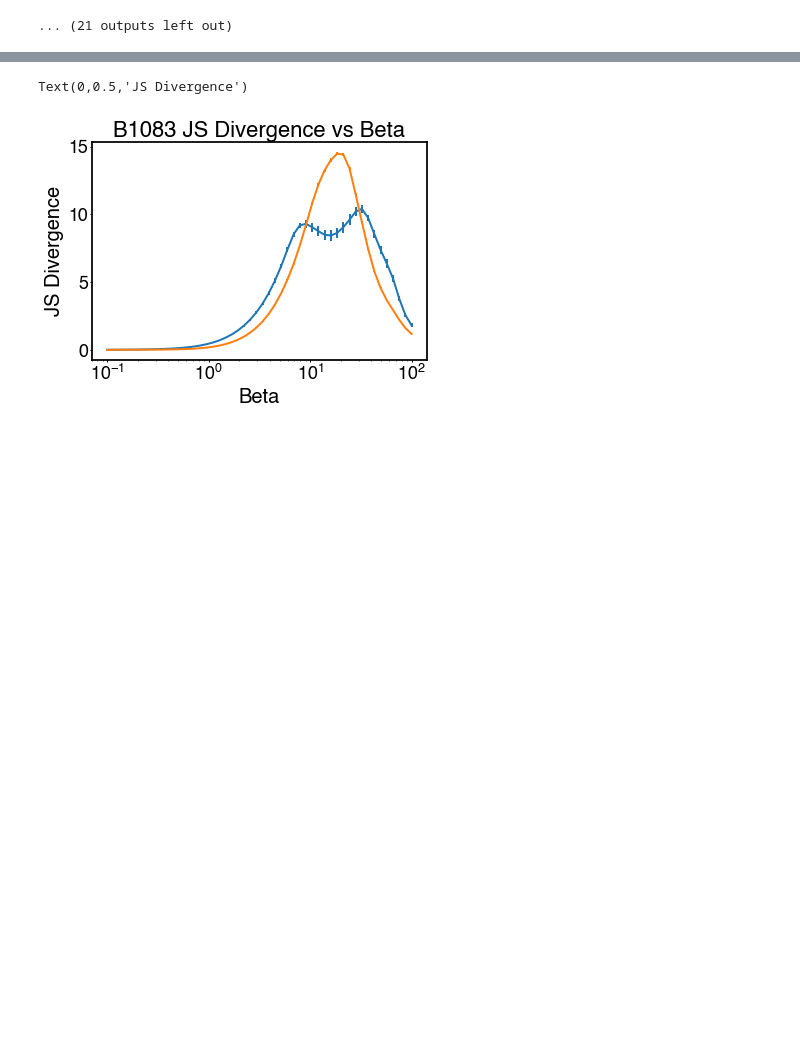
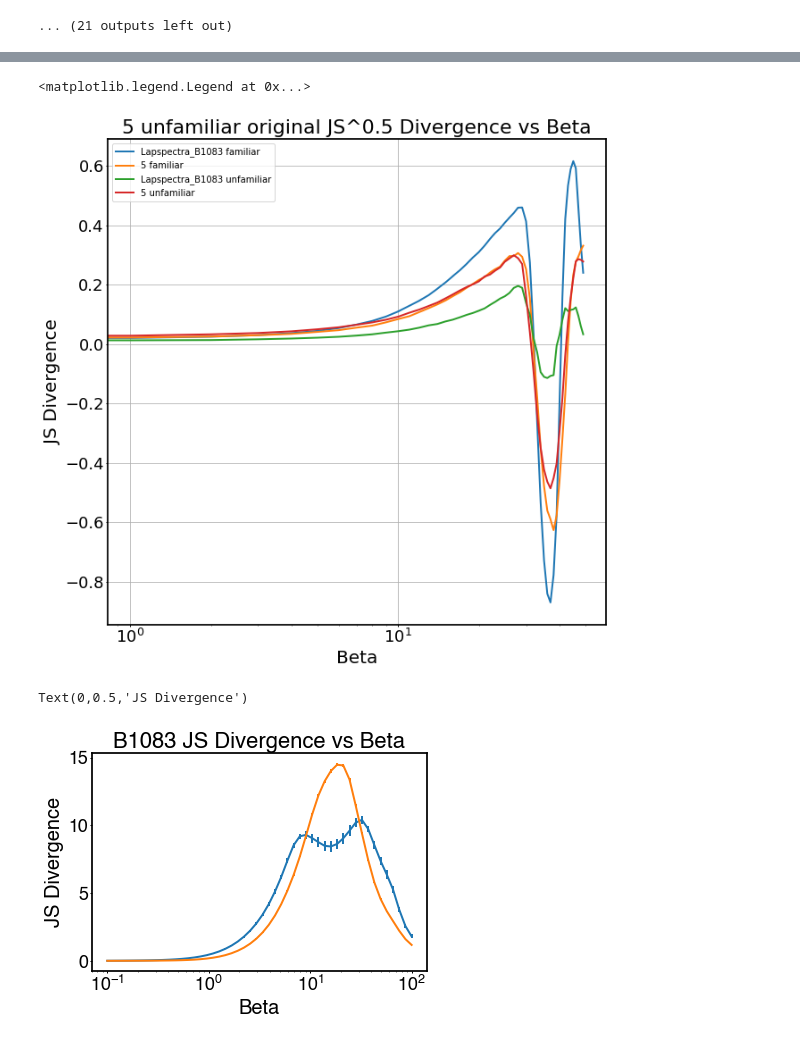
Before and after one commit to theilmbh/NeuralTDA, a Jupyter notebook: notebooks/pub/JSDiv-Behavior-BetaSweep.ipynb, the cells around one changed output, grey strips where cells are left out. Cells and saved outputs as stored; diff of their text form; code cells hidden in the pictures; blank space fills up the shorter version.

```diff
--- a/notebooks/pub/JSDiv-Behavior-BetaSweep.ipynb
+++ b/notebooks/pub/JSDiv-Behavior-BetaSweep.ipynb
@@ -147,3 +280,29 @@ for indf, pair in enumerate(tqdm(file_pairs)):
+# %%
+ plt.figure(figsize=(10, 10))
+for k in [('Lapspectra_B1083', 'familiar', 'original'), ('5', 'familiar', 'original'),
+          ('Lapspectra_B1083', 'unfamiliar', 'original'), ('5', 'unfamiliar', 'original')]:
+    (btwn_means, btwn_stds, wthn_means, wthn_stds, wthn1_means, wthn1_stds, wthn2_means, wthn2_stds) = divs[k]
+    bird = k[0]
+    fam = k[1]
+    shuf = k[2]
+
+    plt.semilogx(btwn_means - wthn_means, label=bird + ' ' + fam)
+plt.grid()
+#     ax = plt.subplot(111)
+#     ax.set_xscale("log", nonposx='clip')
+#     #ax.set_yscale("log", nonposy='clip')
+#     plt.errorbar(betas, btwn_means, yerr=btwn_stds)
+#     plt.errorbar(betas, wthn_means, yerr=wthn_stds)
+#     plt.errorbar(betas, wthn1_means, yerr=wthn1_stds)
+#     plt.errorbar(betas, wthn2_means, yerr=wthn2_stds)
+plt.title('{} {} {} JS^0.5 Divergence vs Beta'.format(bird, fam, shuf))
+plt.xlabel('Beta')
+plt.ylabel('JS Divergence')
+plt.legend()
+#plt.savefig(os.path.join(figsavepth, '{}-{}-{}-JSDivVsBeta.pdf'.format(bird, fam, shuf))
+# %% [output]
+<matplotlib.legend.Legend at 0x...>
+[figure, added]
 # %%
 ax = plt.subplot(111)
 ax.set_xscale("log", nonposx='clip')
```
Also changed, not shown: parts of 5 cells of this notebook, 2 other files.
